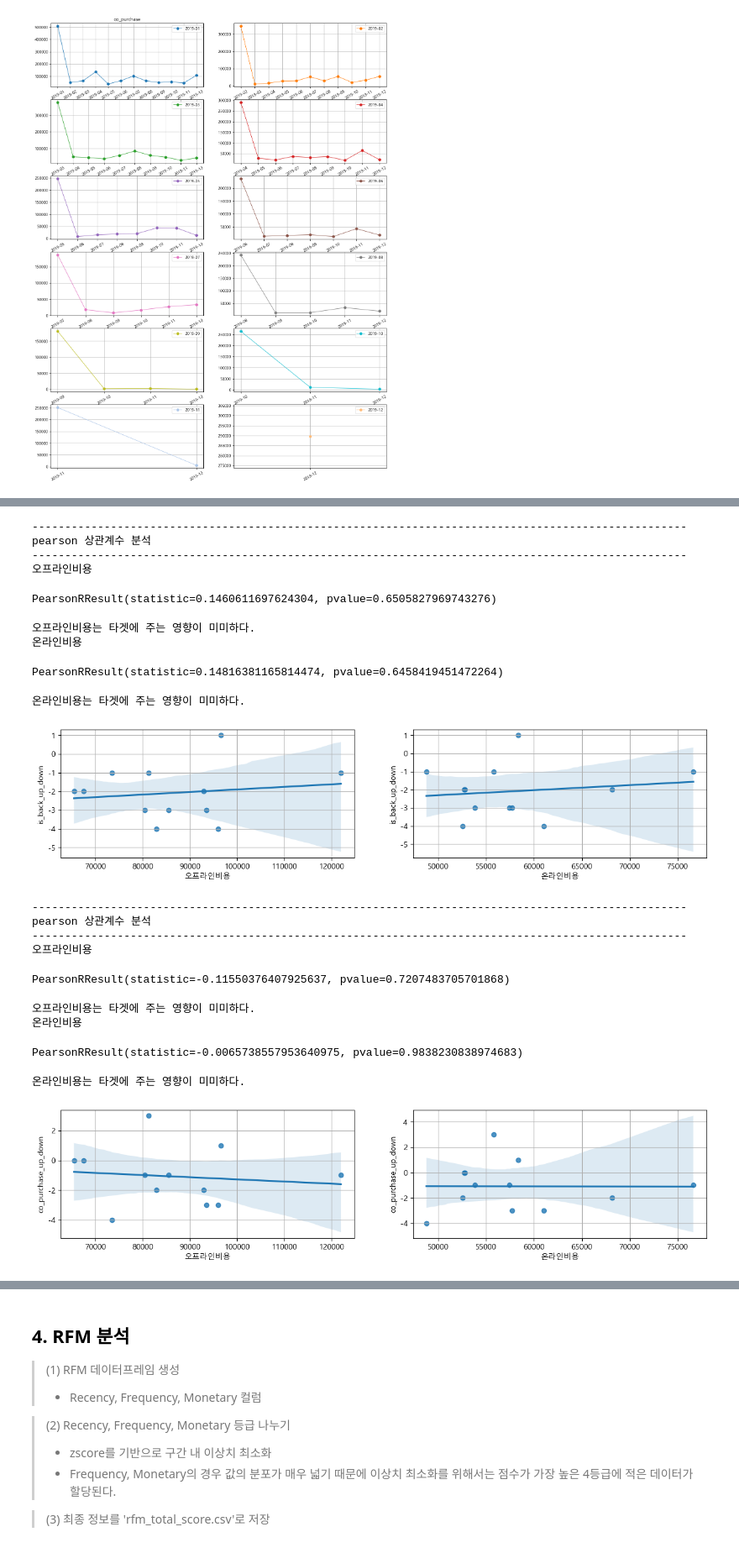
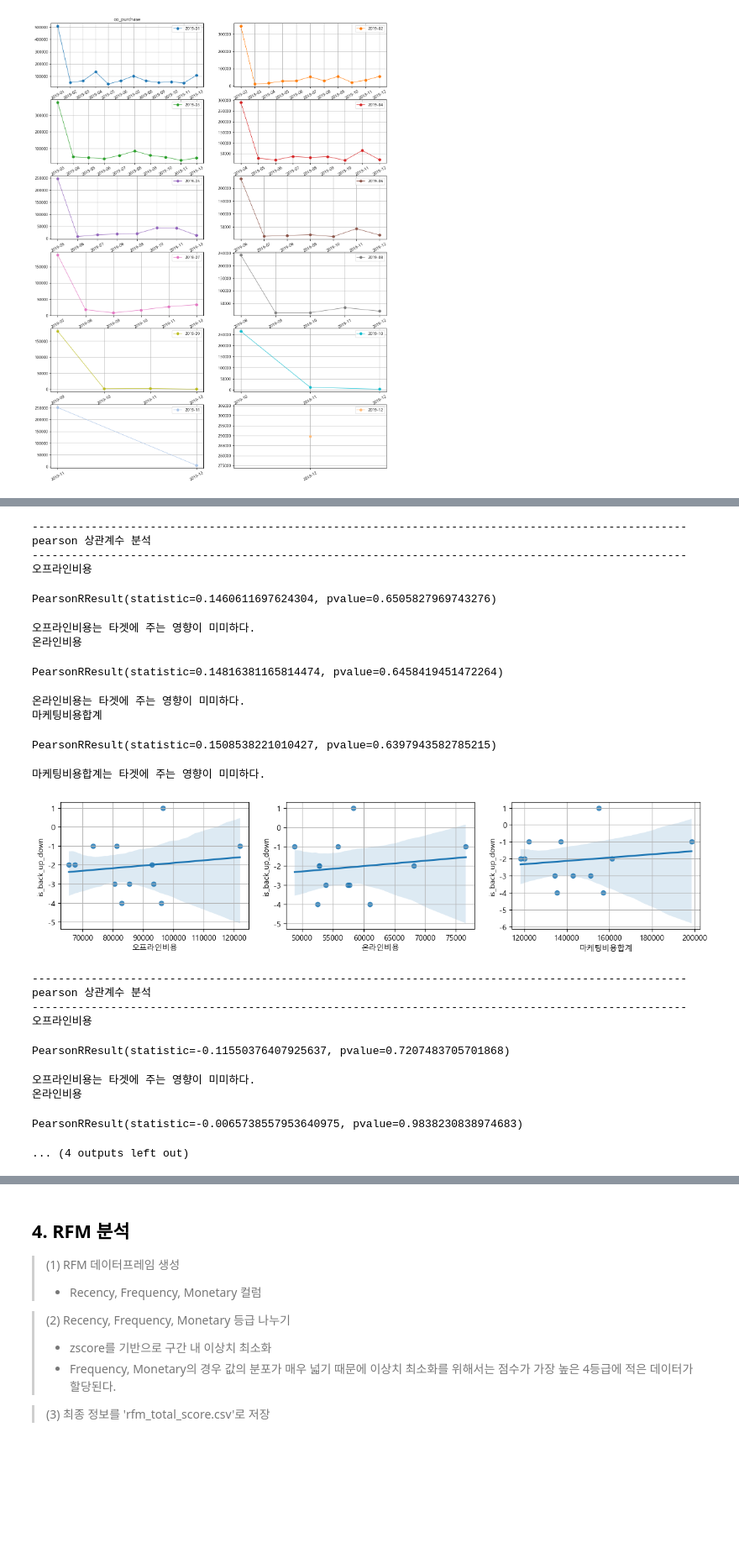
Before and after one commit to meo4739/Public_DACON_Cohort_RFM, a Jupyter notebook: cohort_RFM_ver5.ipynb, the cells around one changed output, grey strips where cells are left out. Shown at 84% size. Cells and saved outputs as stored; diff of their text form; code cells hidden in the pictures; blank space fills up the shorter version.

```diff
--- a/cohort_RFM_ver5.ipynb
+++ b/cohort_RFM_ver5.ipynb
@@ -470,44 +553,52 @@ sns.histplot(cohort_relation['온라인비용'],  bins=30, kde=True)
 # %%
+# regplot과 pearsonr의 p-value 값을 통해 상관관계를 파악한다.
 def pearson_analyze(df, target, feature_list):
     print('-'*100, '\npearson 상관계수 분석')
     print('-'*100)
     for feature in feature_list:
         print(f'{feature}')
         result = sp.pearsonr(df[feature], df[target])
         display(result)
         if result[1]>0.05:
             print(f'{feature}는 타겟에 주는 영향이 미미하다.')
         else:
             print(f'{feature}는 타겟과 상관관계를 갖는다.')
     plt.figure(figsize=(15,3))
-    plt.subplot(1,2,1)
+    plt.subplot(1,3,1)
     sns.regplot(x=feature_list[0], y=target, data=df)
     plt.grid()
 
-    plt.subplot(1,2,2)
+    plt.subplot(1,3,2)
     sns.regplot(x=feature_list[1], y=target, data=df)
     plt.grid()
+
+    plt.subplot(1,3,3)
+    sns.regplot(x=feature_list[2], y=target, data=df)
+    plt.grid()
     plt.show()
-pearson_analyze(cohort_relation, 'is_back_up_down', ['오프라인비용','온라인비용'])
-pearson_analyze(cohort_relation, 'co_purchase_up_down', ['오프라인비용','온라인비용'])
+
+pearson_analyze(cohort_relation, 'is_back_up_down', ['오프라인비용','온라인비용', '마케팅비용합계'])
+pearson_analyze(cohort_relation, 'co_purchase_up_down', ['오프라인비용','온라인비용', '마케팅비용합계'])
 # %% [output]
 ----------------------------------------------------------------------------------------------------
 pearson 상관계수 분석
 ----------------------------------------------------------------------------------------------------
 오프라인비용
 PearsonRResult(statistic=0.1460611697624304, pvalue=0.6505827969743276)
 오프라인비용는 타겟에 주는 영향이 미미하다.
 온라인비용
 PearsonRResult(statistic=0.14816381165814474, pvalue=0.6458419451472264)
 온라인비용는 타겟에 주는 영향이 미미하다.
+마케팅비용합계
-[figure, old version]
-----------------------------------------------------------------------------------------------------
-pearson 상관계수 분석
-----------------------------------------------------------------------------------------------------
-오프라인비용
+PearsonRResult(statistic=0.1508538221010427, pvalue=0.6397943582785215)
-PearsonRResult(statistic=-0.11550376407925637, pvalue=0.7207483705701868)
+마케팅비용합계는 타겟에 주는 영향이 미미하다.
+[figure, new version]
-오프라인비용는 타겟에 주는 영향이 미미하다.
-온라인비용
+----------------------------------------------------------------------------------------------------
+pearson 상관계수 분석
+----------------------------------------------------------------------------------------------------
+오프라인비용
-PearsonRResult(statistic=-0.0065738557953640975, pvalue=0.9838230838974683)
+PearsonRResult(statistic=-0.11550376407925637, pvalue=0.7207483705701868)
-온라인비용는 타겟에 주는 영향이 미미하다.
+오프라인비용는 타겟에 주는 영향이 미미하다.
+온라인비용
-[figure, removed]
+PearsonRResult(statistic=-0.0065738557953640975, pvalue=0.9838230838974683)
+... (4 outputs left out)
```
Also changed, not shown: parts of 81 cells of this notebook, 1 other file.
